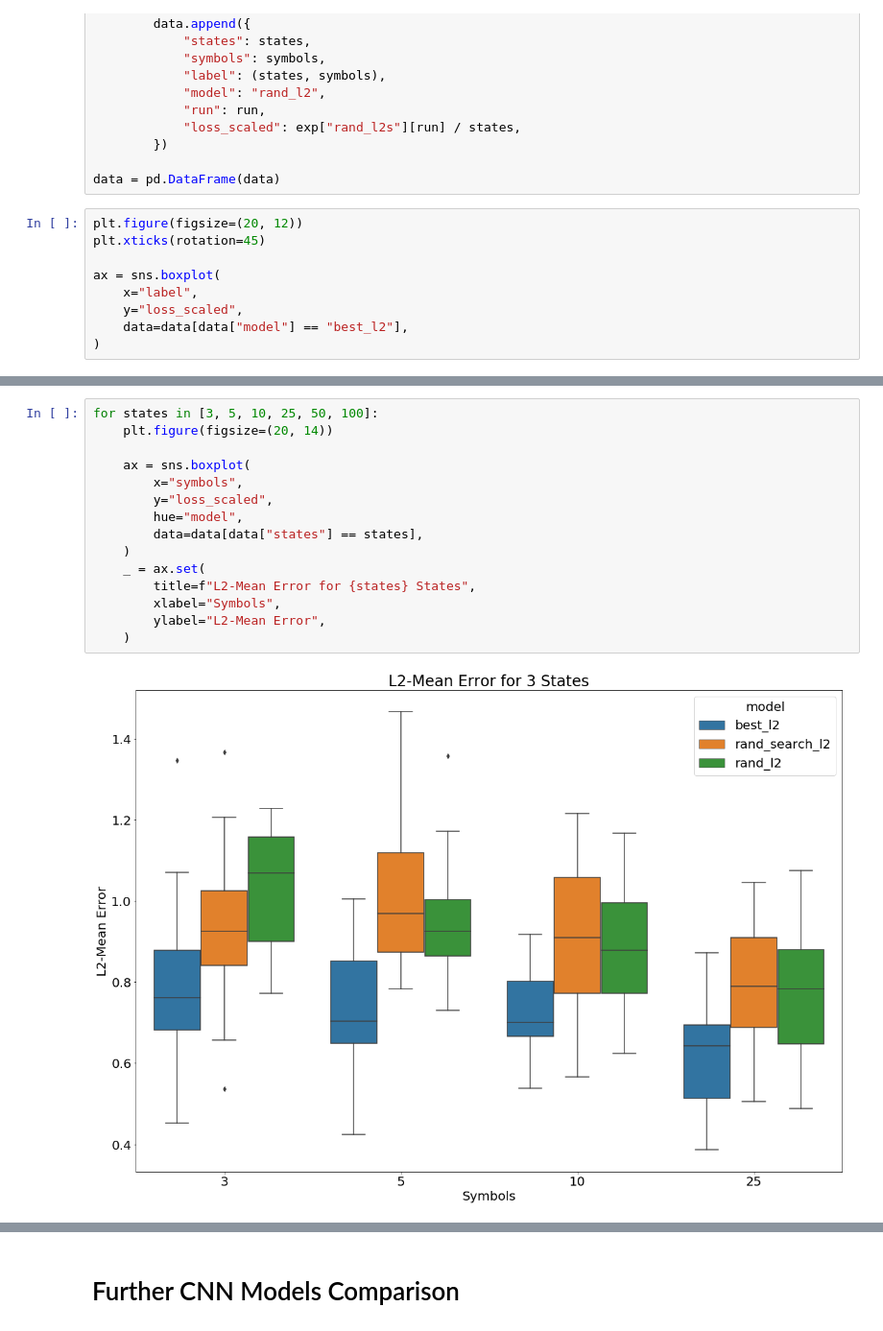
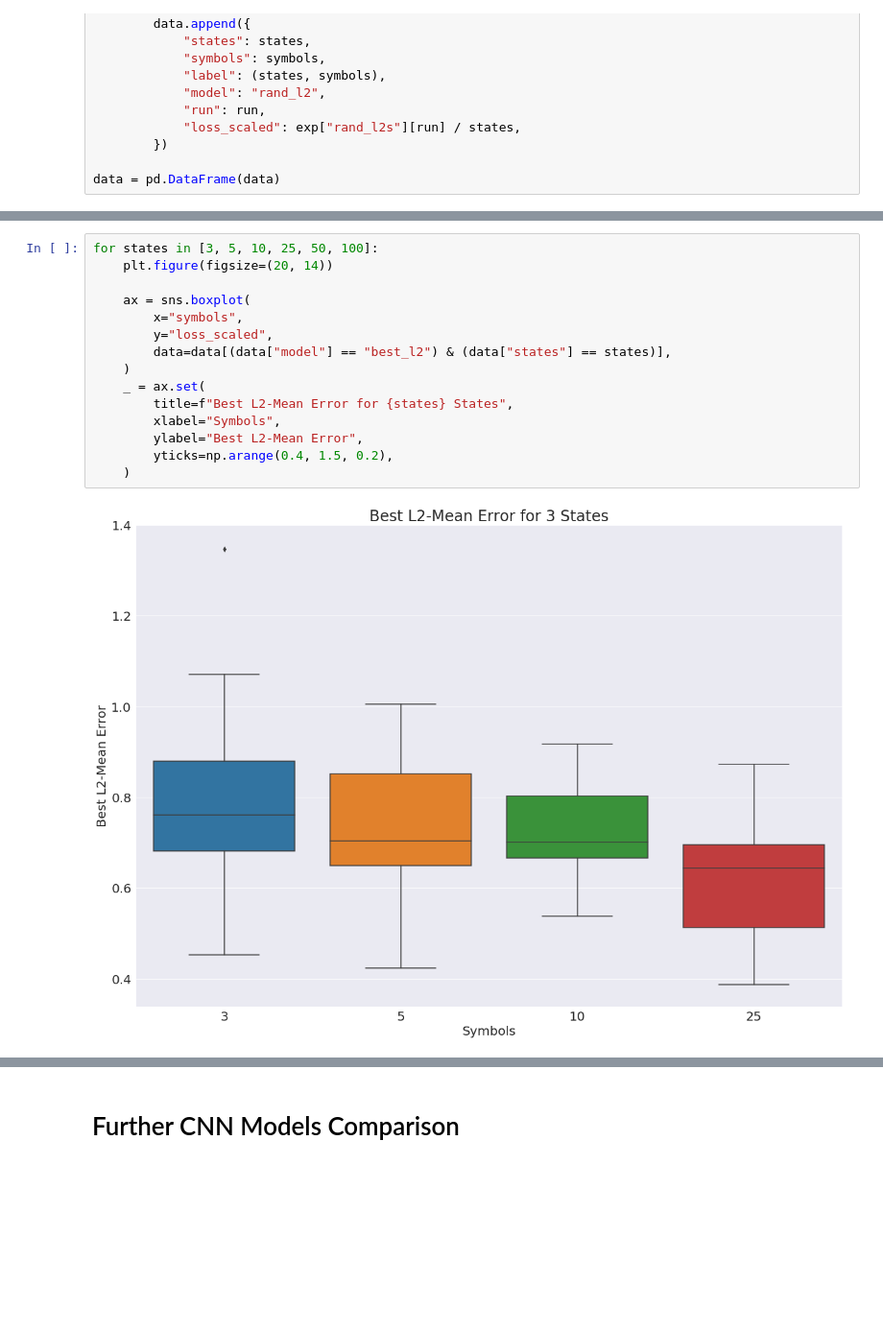
Before and after one commit to SamChatfield/final-year-project, a Jupyter notebook: final_experiment_results.ipynb, the cells around one changed output, grey strips where cells are left out. Shown at 96% size. Drawn from its saved outputs; the diff is of its cells as text; blank space fills up the shorter version.

```diff
--- a/final_experiment_results.ipynb
+++ b/final_experiment_results.ipynb
@@ -124,12 +125,3 @@ for exp in exp_data:
         })
 
 data = pd.DataFrame(data)
-# %%
-plt.figure(figsize=(20, 12))
-plt.xticks(rotation=45)
-
-ax = sns.boxplot(
-    x="label",
-    y="loss_scaled",
-    data=data[data["model"] == "best_l2"],
-)
@@ -138,17 +128,17 @@ ax = sns.boxplot(
 # %%
 for states in [3, 5, 10, 25, 50, 100]:
     plt.figure(figsize=(20, 14))
 
     ax = sns.boxplot(
         x="symbols",
         y="loss_scaled",
-        hue="model",
-        data=data[data["states"] == states],
+        data=data[(data["model"] == "best_l2") & (data["states"] == states)],
     )
     _ = ax.set(
-        title=f"L2-Mean Error for {states} States",
+        title=f"Best L2-Mean Error for {states} States",
         xlabel="Symbols",
-        ylabel="L2-Mean Error",
+        ylabel="Best L2-Mean Error",
+        yticks=np.arange(0.4, 1.5, 0.2),
     )
 # %% [output]
-[figure, old version]
+[figure, new version]
```
Also changed, not shown: parts of 9 cells of this notebook, 6 other files.
